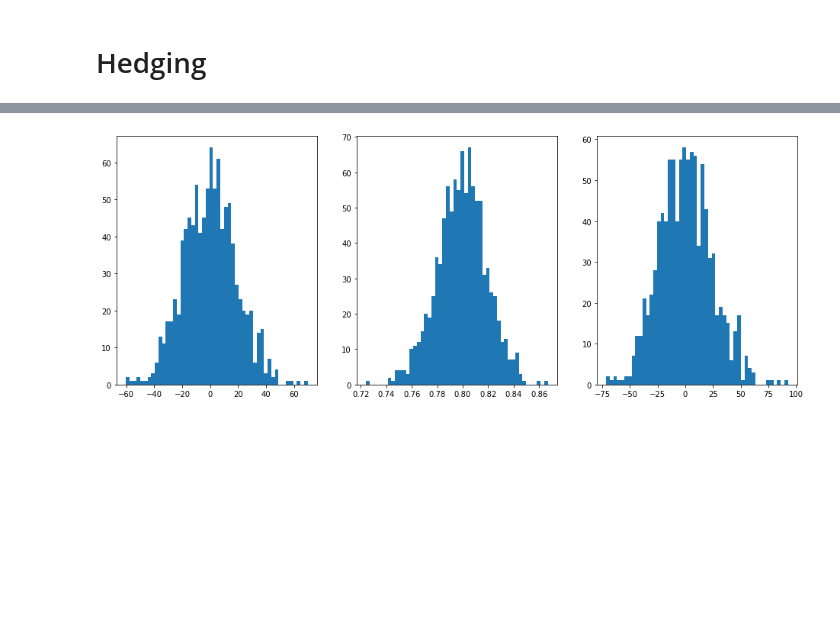
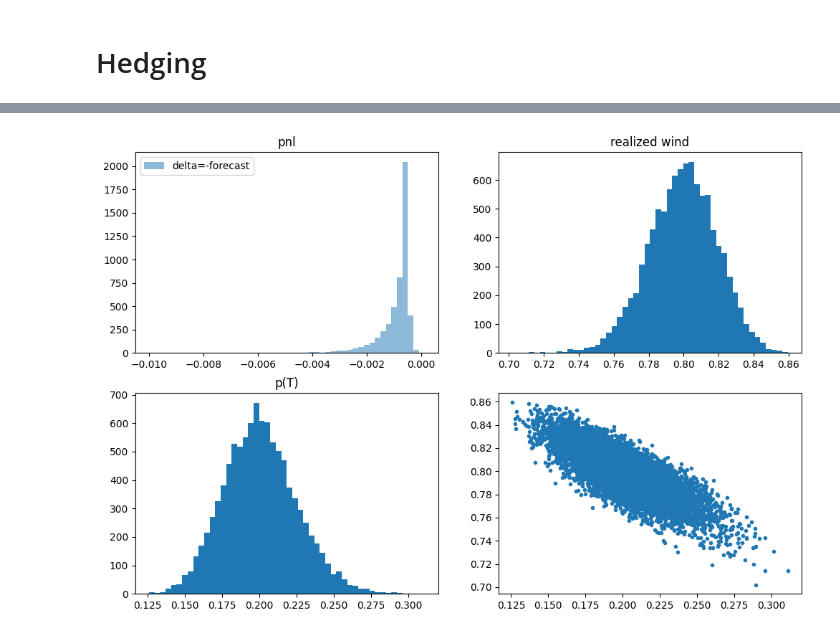
Before and after one commit to pikki622/RiVaPy, a Jupyter notebook: notebooks/models/residual_demand_forward_model.ipynb, the cells around one changed output, grey strips where cells are left out. Cells and saved outputs as stored; diff of their text form; code cells hidden in the pictures; blank space fills up the shorter version.

```diff
--- a/notebooks/models/residual_demand_forward_model.ipynb
+++ b/notebooks/models/residual_demand_forward_model.ipynb
@@ -289,15 +286,41 @@ days = 2
 timegrid = np.linspace(0.0, days*1.0/365.0, days*24)
 forecast_points = [i for i in range(len(timegrid)) if i%8==0]
 forward_expiries = [timegrid[-1]]
-n_sims = 1_000
-strike = 200.0
+n_sims = 10_000
+
 wind_forecast_model = WindPowerForecastModel(speed_of_mean_reversion=0.5, volatility=1.80,
                             expiries=forward_expiries,
                             forecasts = [0.8, 0.8,0.8,0.8],#*len(forward_expiries)
                             )
 highest_price = OrnsteinUhlenbeck(1.0, 1.0, mean_reversion_level=1.0)
 supply_curve = SmoothstepSupplyCurve(1.0, 0)
-rdm = ResidualDemandForwardModel(wind_forecast_model, highest_price, supply_curve)
-model = price(rdm , depth=3, nb_neurons=64, n_sims = 1000, regularization= 0.1,
-              strike_price=strike, epochs = 10, timegrid=timegrid, verbose=1)
+rdm = ResidualDemandForwardModel(wind_forecast_model, highest_price, supply_curve, max_price = 1.0)
+
+plt.figure(figsize=(12,8))
+rnd = np.random.normal(size=(2,timegrid.shape[0], n_sims))
+forecast_points = [i for i in range(len(timegrid)) if i%8==0]
+fwd_prices, fwd_residuals = rdm.simulate(timegrid, rnd, forecast_points)
+strike = fwd_prices[-1].mean()
+print('strike', strike)
+forecasts = (-fwd_residuals[-1]+1.0)
+plt.subplot(2,2,1)
+print('hedge_delta', (-fwd_residuals[-1]+1.0))
+pnl_no_hedge = (fwd_prices[-1,:]-strike)*(-fwd_residuals[-1]+1.0)
+#bins = plt.hist(pnl_no_hedge, bins=50, label='no hedge', density=True)
+delta = -1.0*(-fwd_residuals[0,:]+1.0)
+pnl_hedge = pnl_no_hedge + (fwd_prices[-1,:]-fwd_prices[0,:])*delta
+plt.hist(pnl_hedge,  label='delta=-forecast', alpha=0.5, density=True, bins=50)
+#delta = -0.8*(-fwd_residuals[0,:]+1.0)
+#pnl_hedge = pnl_no_hedge + (fwd_prices[-1,:]-fwd_prices[0,:])*delta
+#plt.hist(pnl_hedge,  label='delta=-0.8*forecast', alpha=0.5, density=True, bins=50)
+plt.legend()
+plt.title('pnl')
+plt.subplot(2,2,2)
+plt.hist(forecasts, bins=50);
+plt.title('realized wind')
+plt.subplot(2,2,3)
+plt.hist(fwd_prices[-1,:], bins=50)
+plt.title('p(T)')
+plt.subplot(2,2,4)
+plt.plot(fwd_prices[-1,:], forecasts,'.');
 # %% [output]
@@ -324,15 +328 @@ Epoch 10/10
+[figure, added]
-# %%
-n_sims = 1000
-plt.figure(figsize=(16,6))
-rnd = np.random.normal(size=(2,timegrid.shape[0], n_sims))
-forecast_points = [i for i in range(len(timegrid)) if i%8==0]
-fwd_prices, fwd_residuals = rdm.simulate(timegrid, rnd, forecast_points, highest_price=1000)
-forecasts = (-fwd_residuals[-1]+1.0)
-plt.subplot(1,3,1)
-plt.hist((fwd_prices[-1,:]-strike)*(-fwd_residuals[-1]+1.0), bins=50);
-plt.subplot(1,3,2)
-plt.hist(forecasts, bins=50);
-plt.subplot(1,3,3)
-plt.hist(fwd_prices[-1,:]-strike, bins=50);
-# %% [output]
-[figure, removed]
```
Also changed, not shown: parts of 6 cells of this notebook, 1 other file.
